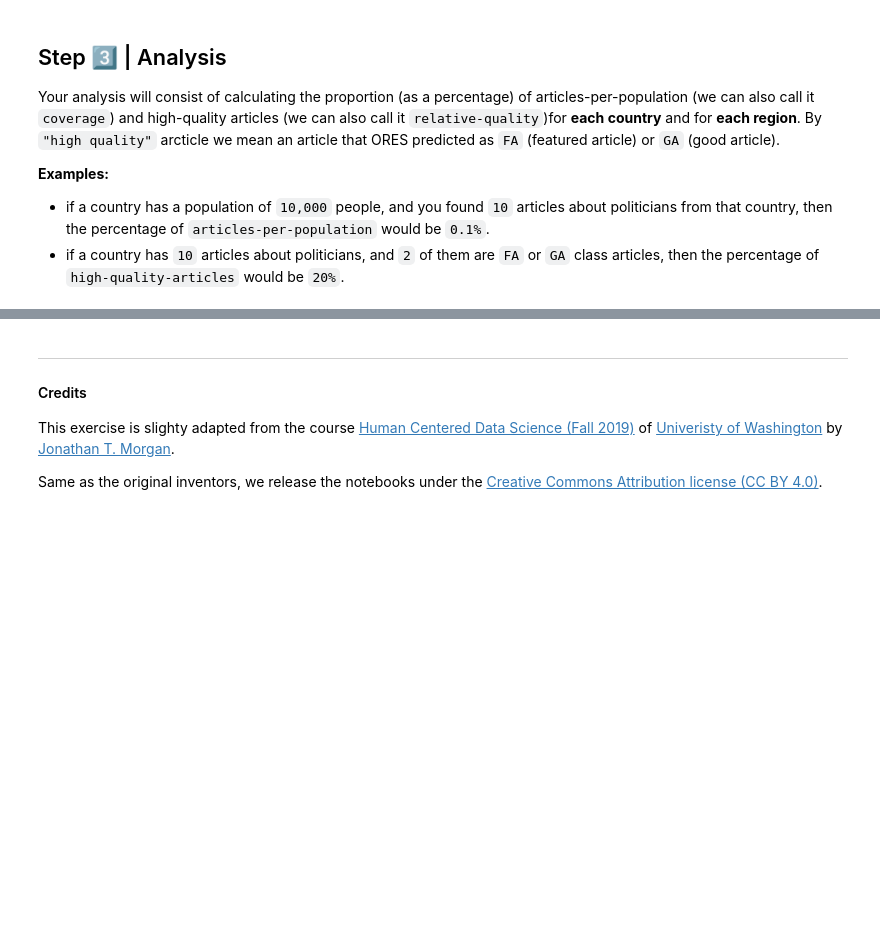
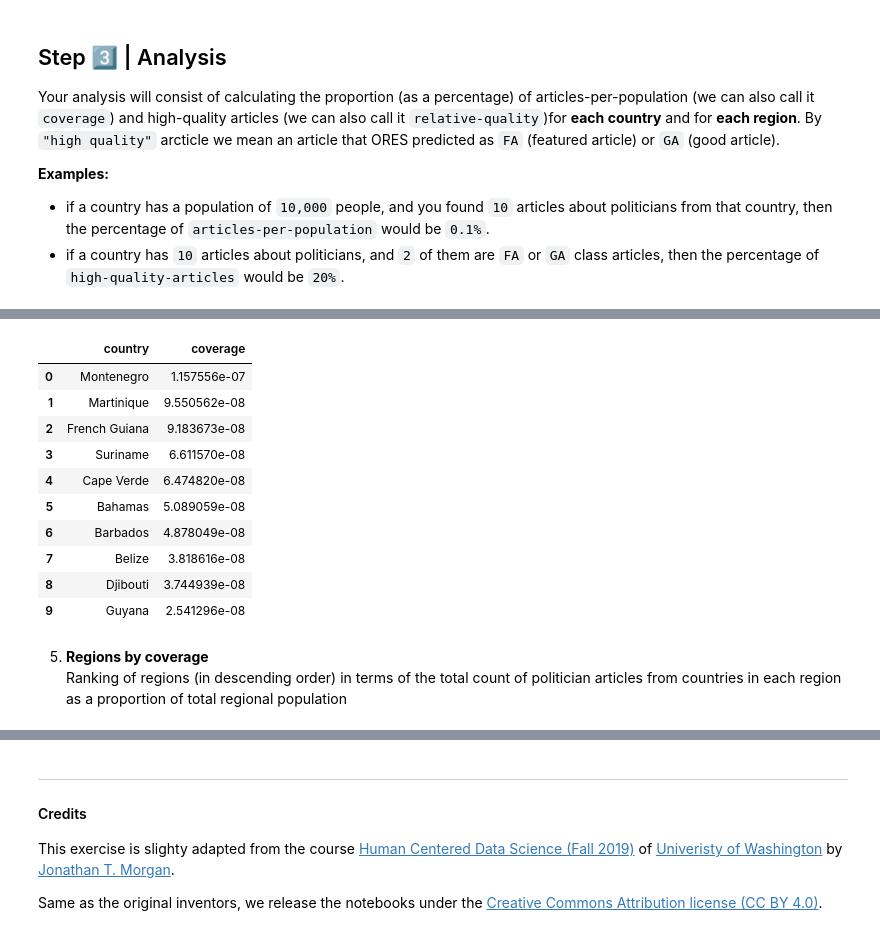
Before and after one commit to marisanest/A3-hcds-hcc-bias, a Jupyter notebook: src/A3_Wikipedia_ORES_Bias.ipynb, the cells around one changed output, grey strips where cells are left out. Cells and saved outputs as stored; diff of their text form; code cells hidden in the pictures; blank space fills up the shorter version.

```diff
--- a/src/A3_Wikipedia_ORES_Bias.ipynb
+++ b/src/A3_Wikipedia_ORES_Bias.ipynb
@@ -224,0 +335,16 @@ The results from this analysis are six `data tables`. Embed these tables in the
+# %%
+read_results('country_coverage_data_bottom_10.csv')
+# %% [output]
+|  | country | coverage |
+| 0 | Montenegro | 1.157556e-07 |
+| 1 | Martinique | 9.550562e-08 |
+| 2 | French Guiana | 9.183673e-08 |
+| 3 | Suriname | 6.611570e-08 |
+| 4 | Cape Verde | 6.474820e-08 |
+| 5 | Bahamas | 5.089059e-08 |
+| 6 | Barbados | 4.878049e-08 |
+| 7 | Belize | 3.818616e-08 |
+| 8 | Djibouti | 3.744939e-08 |
+| 9 | Guyana | 2.541296e-08 |
+# %% [markdown]
+5. **Regions by coverage**<br>Ranking of regions (in descending order) in terms of the total count of politician articles from countries in each region as a proportion of total regional population
```
Also changed, not shown: parts of 36 cells of this notebook, 13 other files.
